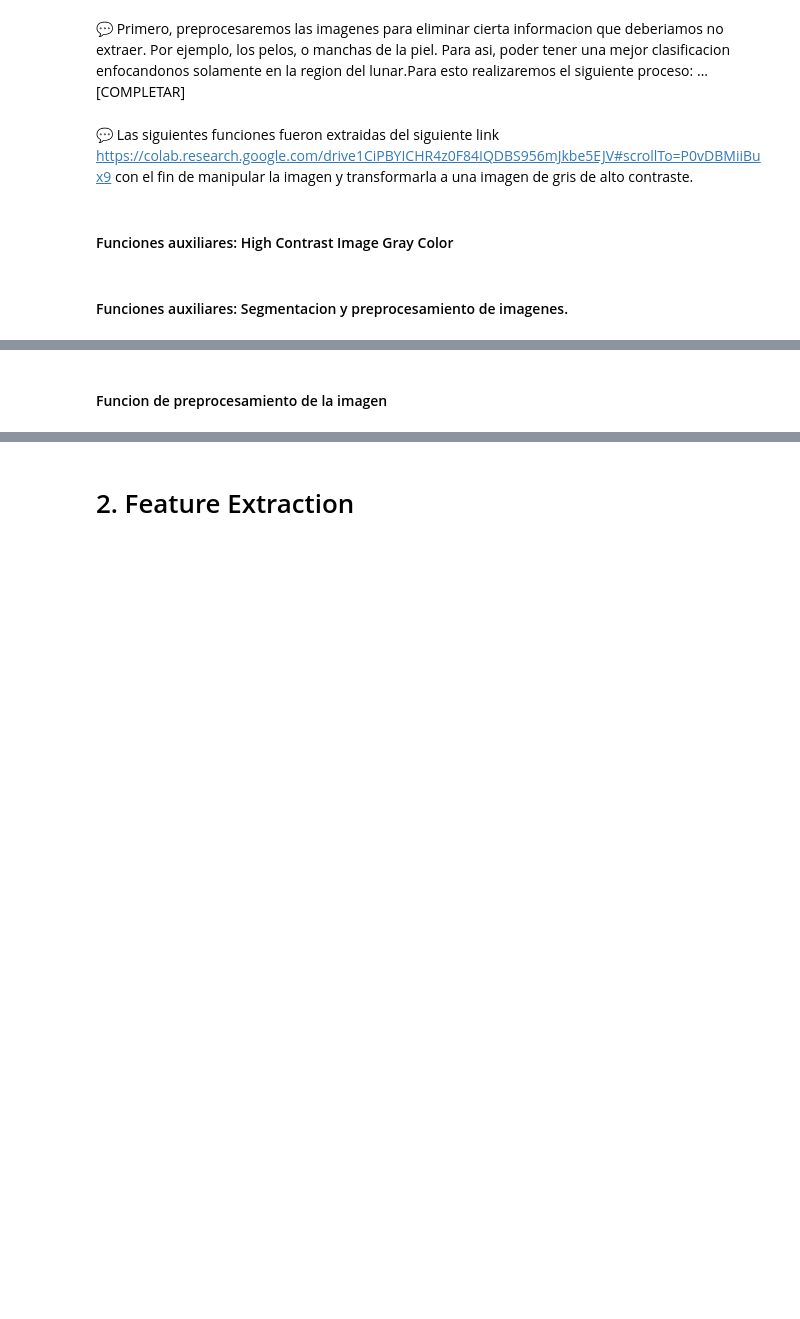
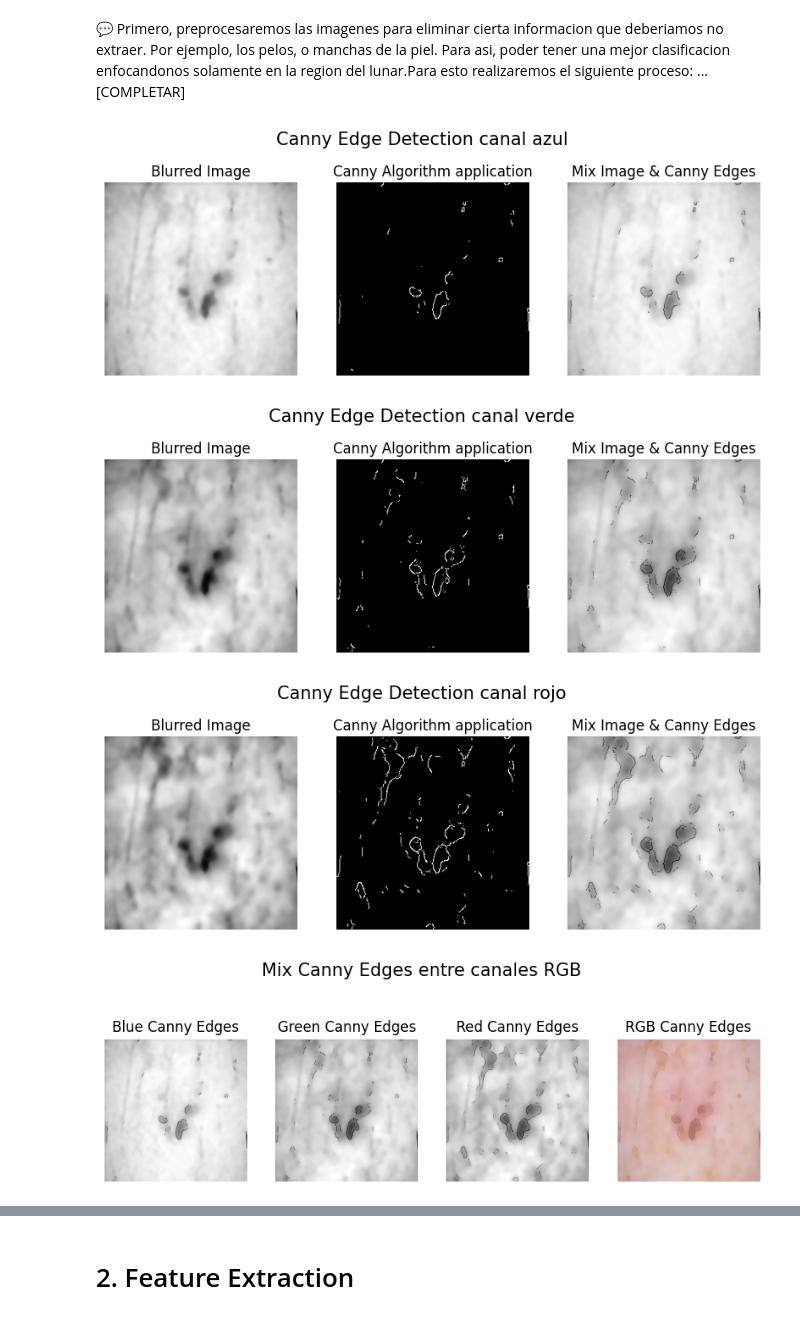
Before and after one commit to pedrozavalat/iic3724-tareas, a Jupyter notebook: T2/T2_PedroPabloZavalaTejos.ipynb, the cells around one changed output, grey strips where cells are left out. Drawn from its saved outputs; the diff is of its cells as text; code cells hidden in the pictures; blank space fills up the shorter version.

```diff
--- a/T2/T2_PedroPabloZavalaTejos.ipynb
+++ b/T2/T2_PedroPabloZavalaTejos.ipynb
@@ -159,9 +155,3 @@ plt.show()
 # %% [markdown]
 💬 Primero, preprocesaremos las imagenes para eliminar cierta informacion que deberiamos no extraer. Por ejemplo, los pelos, o manchas de la piel. Para asi, poder tener una mejor clasificacion enfocandonos solamente en la region del lunar.Para esto realizaremos el siguiente proceso:
 ... [COMPLETAR]
-# %% [markdown]
-💬 Las siguientes funciones fueron extraidas del siguiente link
-https://colab.research.google.com/drive1CiPBYICHR4z0F84IQDBS956mJkbe5EJV#scrollTo=P0vDBMiiBux9
-con el fin de manipular la imagen y transformarla a una imagen de gris de alto contraste.
-# %% [markdown]
-#### Funciones auxiliares: High Contrast Image Gray Color
@@ -241,5 +158,3 @@ def segbalu(image, p=-.01):
-# %% [markdown]
-#### Funciones auxiliares: Segmentacion y preprocesamiento de imagenes.
 # %%
 def blurring(img, blur_type):
     if blur_type == 'gaussian': # Gaussian blurring
@@ -317,34 +232,84 @@ def mole_edge(img, show):
         for axs in ax:
             axs.axis('off')
 
         plt.subplots_adjust(top=1.5)
         plt.show()
         print()
 
 
     return rgb_mix, rgb_canny
 
 def enhance_channel(channel):
     kernel = cv2.getStructuringElement(cv2.MORPH_RECT, ksize=(7,7))
     # Aplicamos Top-Hat opperation -> Enfasis en objetos claros en un fondo oscuro
     tophat_channel = cv2.morphologyEx(channel, cv2.MORPH_TOPHAT, kernel)
     # Aplicamos Black-Hat operation -> Enfasis en objetos oscuros en un fondo claro
     blackhat_channel = cv2.morphologyEx(channel, cv2.MORPH_BLACKHAT, kernel)
     # Operacion de mejora en el contraste de la imagen.
-    #enhance = channel + tophat_channel - blackhat_channel
-    enhance = channel - tophat_channel + blackhat_channel
+    enhance = channel + tophat_channel - blackhat_channel
 
     return enhance
-
-
 
 def enhance(img):
     b, g, r = cv2.split(img)
     # Channel b/g/r Contrast Enhancement (CE)
     b_ce = enhance_channel(b)
     g_ce = enhance_channel(g)
     r_ce = enhance_channel(r)
 
     img_ce = cv2.merge([b_ce, g_ce, r_ce ])
 
     return img_ce
+
+
+def preprocess(img, show=False):
+    # Removemos el ruido de la imagen
+    blurred_img = blur_image(img)
+    # Obtenemos la mezcla de aplicaciones de los canales RGB utilizando Canny (rgb_mix)
+    # y tambien la segmentacion misma (rgb_canny)
+    rgb_mix, rgb_canny = mole_edge(blurred_img, show)
+    # Aplicamos el resultado de la deteccion del borde del lunar sobre la imagen
+    # sin ruido (blurred_img).
+    alpha = 0.5 # Parametros que determinan el % de mezcla entre imagenes.
+    beta = 1.0 - alpha
+    # Imagen sin ruido y con un resaltado de la region donde se encuentra
+    # el lunar.
+    noise_remove_img = cv2.addWeighted(blurred_img, alpha, rgb_mix, beta, 0.0)
+    # Realizamos una mejora en el contraste de la imagen usando operaciones
+    # morfologicas.
+    preprocessed_img = enhance(noise_remove_img)
+
+
+    if show:
+        fig, ax = plt.subplots(1, 4, figsize=(10, 10))
+        fig.suptitle('Secuencias del Preprocesamiento', fontsize=15)
+        ax[0].imshow(img)
+        ax[0].set_title('Original Image')
+
+        ax[1].imshow(blurred_img, cmap='gray')
+        ax[1].set_title('Noise Removal')
+
+        ax[2].imshow(rgb_canny, cmap='gray')
+        ax[2].set_title('Canny Edge Detection')
+
+        ax[3].imshow(preprocessed_img, cmap='gray')
+        ax[3].set_title('Preprocessed Image')
+
+        for axs in ax:
+            axs.axis('off')
+
+        plt.subplots_adjust(top=1.5)
+        plt.show()
+        print()
+
+    # Retornamos la imagen preprocesada
+    return preprocessed_img
+
+# Imagen de testeo para preprocesamiento: Imagen 10 Clase 1.
+test_img_preprocessing = imageload(1,10)
+preprocessed_image = preprocess(test_img_preprocessing, show=True)
+# %% [output]
+[figure, added]
+[figure, added]
+[figure, added]
+[figure, added]
@@ -351,2 +316,0 @@ def enhance(img):
-# %% [markdown]
-#### Funcion de preprocesamiento de la imagen
```
Also changed, not shown: parts of 18 cells of this notebook.
